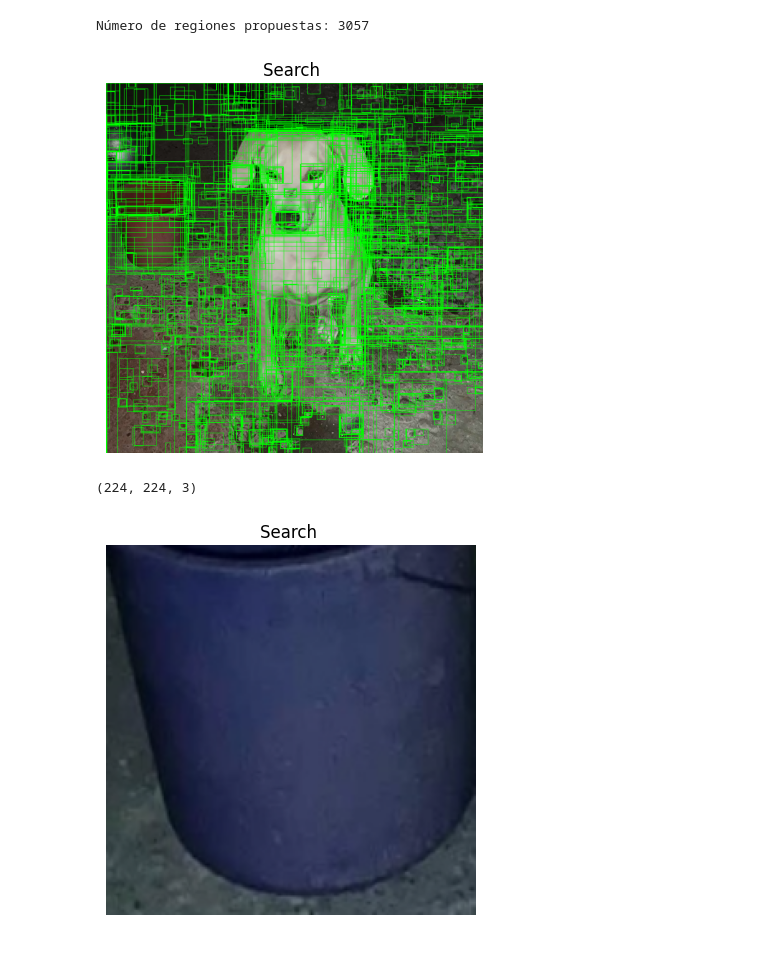
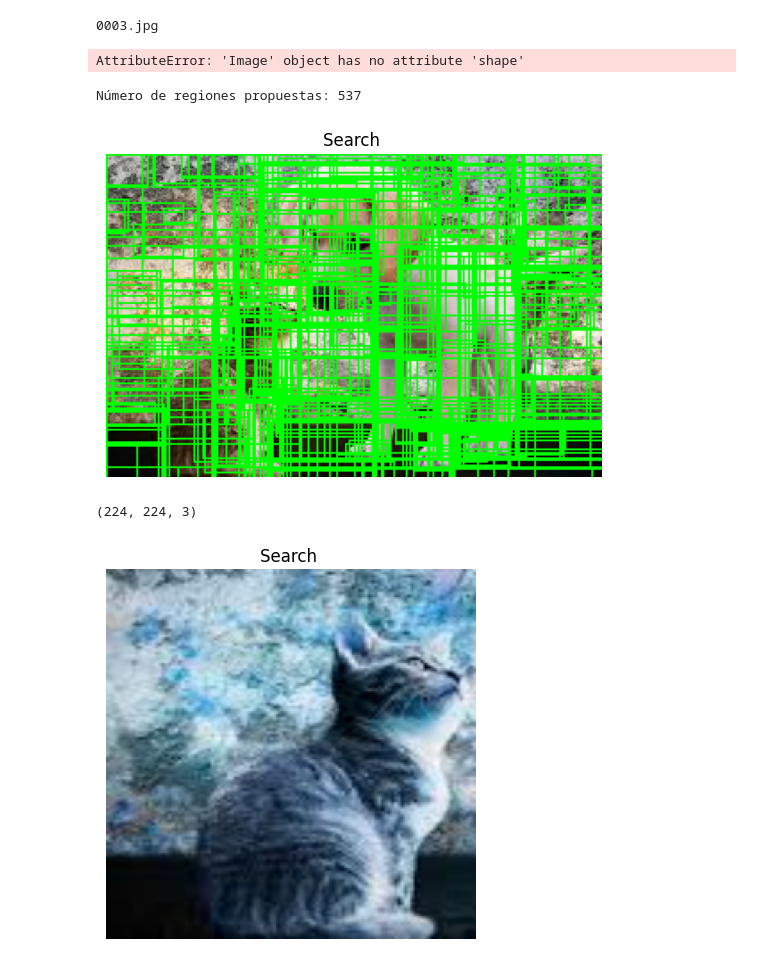
Before and after one commit to JuniorHZ19/CNN-PARA-DETECION-DE-OBJETOS, a Jupyter notebook: R-CNN.ipynb, the cells around one changed output. Cells and saved outputs as stored; diff of their text form; code cells hidden in the pictures.

Commit message:
creado clase dataset

```diff
--- a/R-CNN.ipynb
+++ b/R-CNN.ipynb
@@ -28,3 +127,26 @@ Successfully installed opencv-contrib-python-4.10.0.84
+# %%
+from torchvision import transforms
+
+# Directorios del dataset
+images_dir = "/content/dataset/imagenes"
+annotations_dir = "/content/dataset/anotaciones"
+
+# Definir transformaciones (opcional)
+transform = transforms.Compose([
+    transforms.ToTensor(),  # Convierte la imagen a tensor
+])
+
+# Crear el dataset
+dataset = PascalVOCDataset(images_dir, annotations_dir, transform=transform)
+
+# Acceder a un ejemplo
+image, target = dataset[2]
+print("Tamaño de la imagen:", image.shape)  # Ejemplo: torch.Size([3, 800, 600])
+print("Bounding boxes:", target["boxes"])
+print("Etiquetas:", target["labels"])
+# %% [output]
+0003.jpg
+AttributeError: 'Image' object has no attribute 'shape'
 # %%
 #Creando funcion para generacion de regioness propuestas:
 
@@ -32,7 +154,7 @@ import cv2
 import matplotlib.pyplot as plt
 
 # Cargar la imagen
-image = cv2.imread('/content/akina.png')
+image = cv2.imread('/content/dataset/imagenes/0002.jpg')
 
 def get_Region_Proposals(img,max_regiones=2000):
 # Crear un objeto de Selective Search
@@ -41,35 +163,35 @@ def get_Region_Proposals(img,max_regiones=2000):
 # Configurar la imagen para Selective Search
  ss.setBaseImage(img)
 
 # Modo rápido o calidad
 
  ss.switchToSelectiveSearchFast()  # Más rápido pero menos preciso
 
  #ss.switchToSelectiveSearchQuality()  # Más preciso pero más lento
 
 # Ejecutar Selective Search para obtener las regiones propuestas
  rects = ss.process()
 
  print(f"Número de regiones propuestas: {len(rects)}")
 
  return rects[:max_regiones]
 
 
 rectas_propuestas=get_Region_Proposals(image)
 
 image_rgb = cv2.cvtColor(image, cv2.COLOR_BGR2RGB)
 
 # Dibujar las regiones propuestas en la imagen
 for (x, y, w, h) in rectas_propuestas:  # Limitar a las primeras 100 regiones para visualizar
     cv2.rectangle(image_rgb, (x, y), (x + w, y + h), (0, 255, 0), 1)
 # Mostrar la imagen con Matplotlib
 plt.imshow(image_rgb)
 plt.axis('off')  # Ocultar los ejes
 plt.title("Search ")
 plt.show()
 # %% [output]
-Número de regiones propuestas: 3057
+Número de regiones propuestas: 537
-[figure, old version]
+[figure, new version]
 # %%
 #Funcion redimension dee regiones para entrada al cnn:
 
@@ -85,7 +207,7 @@ def extract_region(image,rect,size=(224,224)):
 
   return img_region
 
-img=extract_region(image,rectas_propuestas[900])
+img=extract_region(image,rectas_propuestas[500])
 
 print(img.shape)
 
@@ -95,4 +217,4 @@ plt.title("Search ")
 plt.show()
 # %% [output]
 (224, 224, 3)
-[figure, old version]
+[figure, new version]
```
Also changed, not shown: parts of 7 cells of this notebook.
